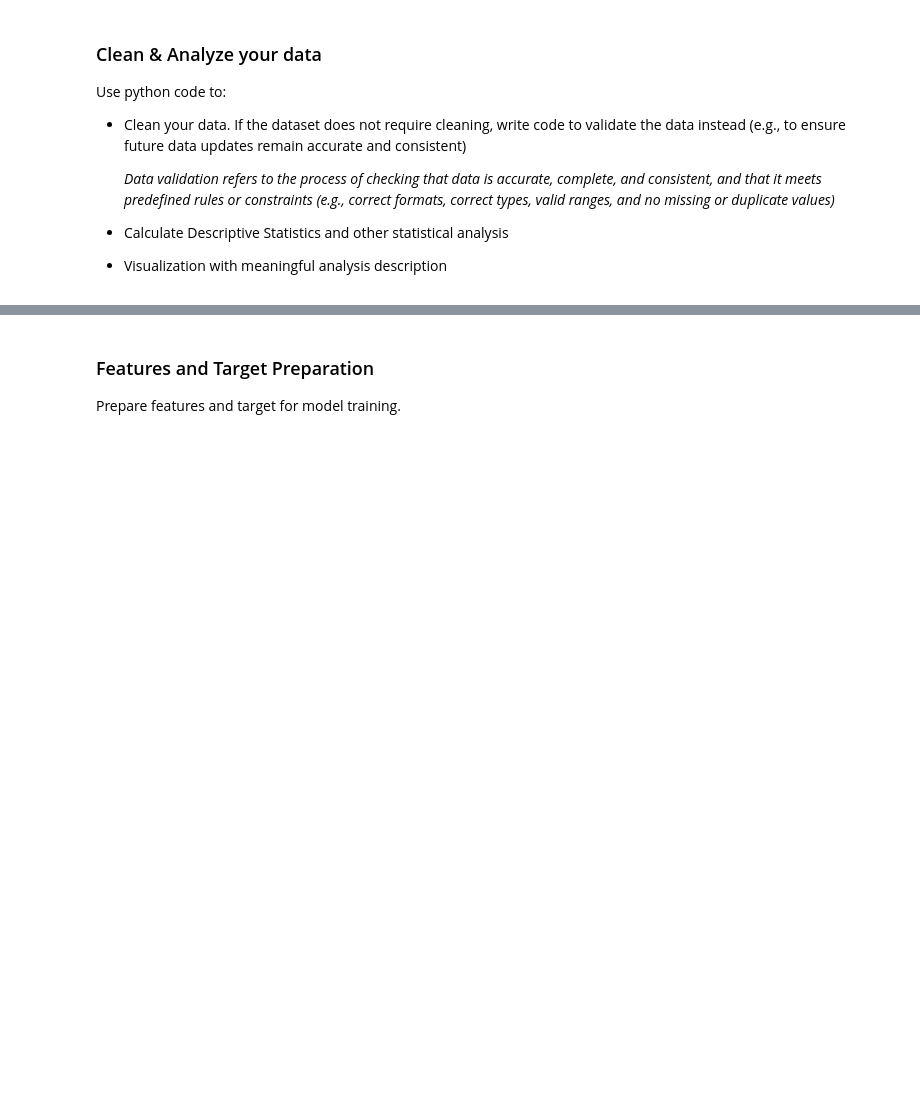
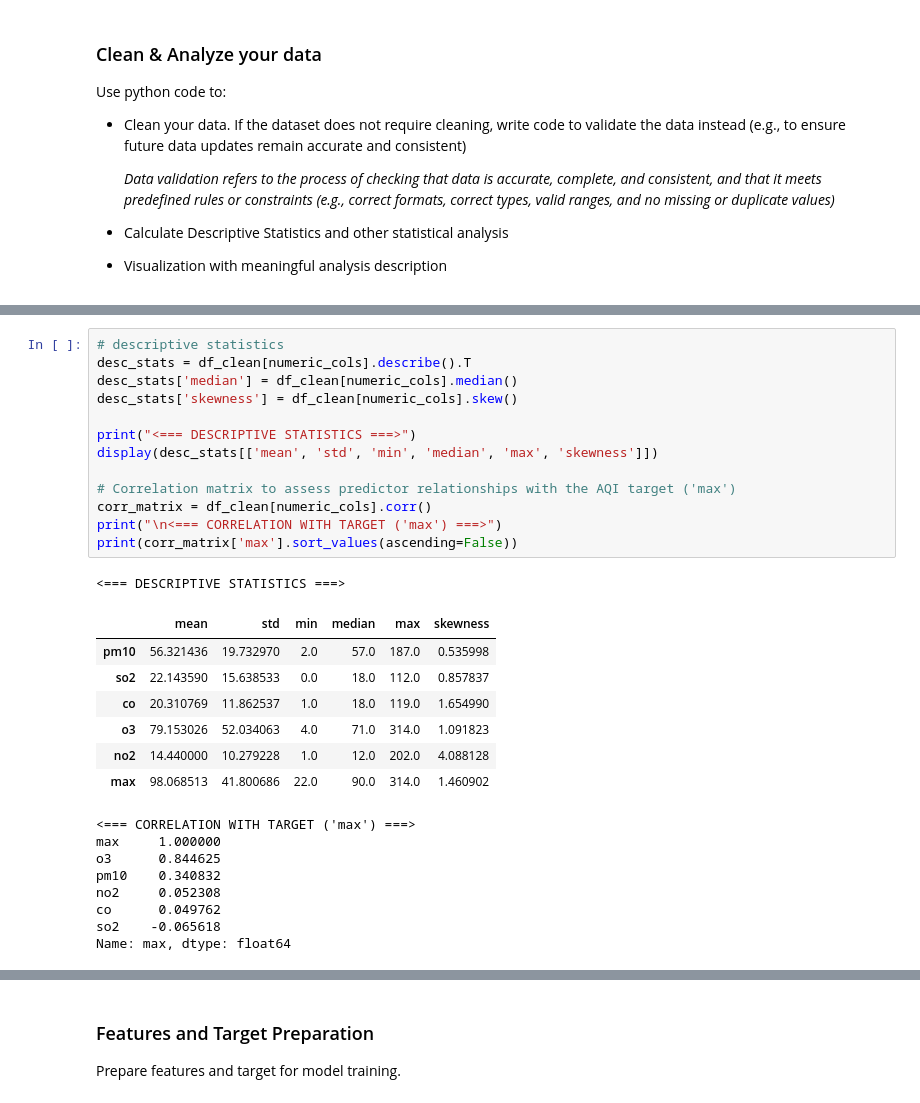
Before and after one commit to SakshiSinghh/Jakarta-Air-Quality, a Jupyter notebook: Project_Report_Template.ipynb, the cells around one changed output, grey strips where cells are left out. Cells and saved outputs as stored; diff of their text form; blank space fills up the shorter version.

```diff
--- a/Project_Report_Template.ipynb
+++ b/Project_Report_Template.ipynb
@@ -46,0 +104,30 @@ Use python code to:
+# %%
+# descriptive statistics
+desc_stats = df_clean[numeric_cols].describe().T
+desc_stats['median'] = df_clean[numeric_cols].median()
+desc_stats['skewness'] = df_clean[numeric_cols].skew()
+
+print("<=== DESCRIPTIVE STATISTICS ===>")
+display(desc_stats[['mean', 'std', 'min', 'median', 'max', 'skewness']])
+
+# Correlation matrix to assess predictor relationships with the AQI target ('max')
+corr_matrix = df_clean[numeric_cols].corr()
+print("\n<=== CORRELATION WITH TARGET ('max') ===>")
+print(corr_matrix['max'].sort_values(ascending=False))
+# %% [output]
+<=== DESCRIPTIVE STATISTICS ===>
+|  | mean | std | min | median | max | skewness |
+| pm10 | 56.321436 | 19.732970 | 2.0 | 57.0 | 187.0 | 0.535998 |
+| so2 | 22.143590 | 15.638533 | 0.0 | 18.0 | 112.0 | 0.857837 |
+| co | 20.310769 | 11.862537 | 1.0 | 18.0 | 119.0 | 1.654990 |
+| o3 | 79.153026 | 52.034063 | 4.0 | 71.0 | 314.0 | 1.091823 |
+| no2 | 14.440000 | 10.279228 | 1.0 | 12.0 | 202.0 | 4.088128 |
+| max | 98.068513 | 41.800686 | 22.0 | 90.0 | 314.0 | 1.460902 |
+<=== CORRELATION WITH TARGET ('max') ===>
+max     1.000000
+o3      0.844625
+pm10    0.340832
+no2     0.052308
+co      0.049762
+so2    -0.065618
+Name: max, dtype: float64
```
Also changed, not shown: parts of 6 cells of this notebook, 2 other files.
